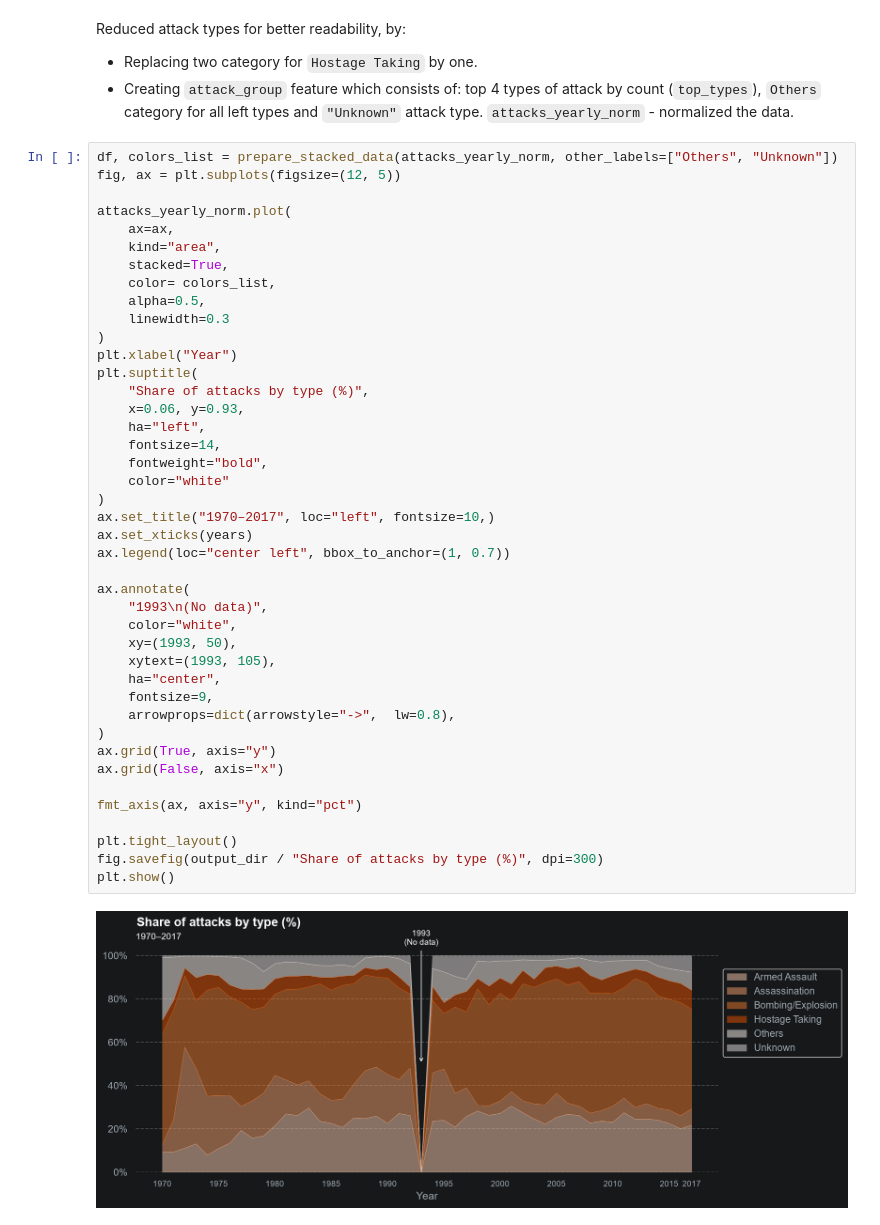
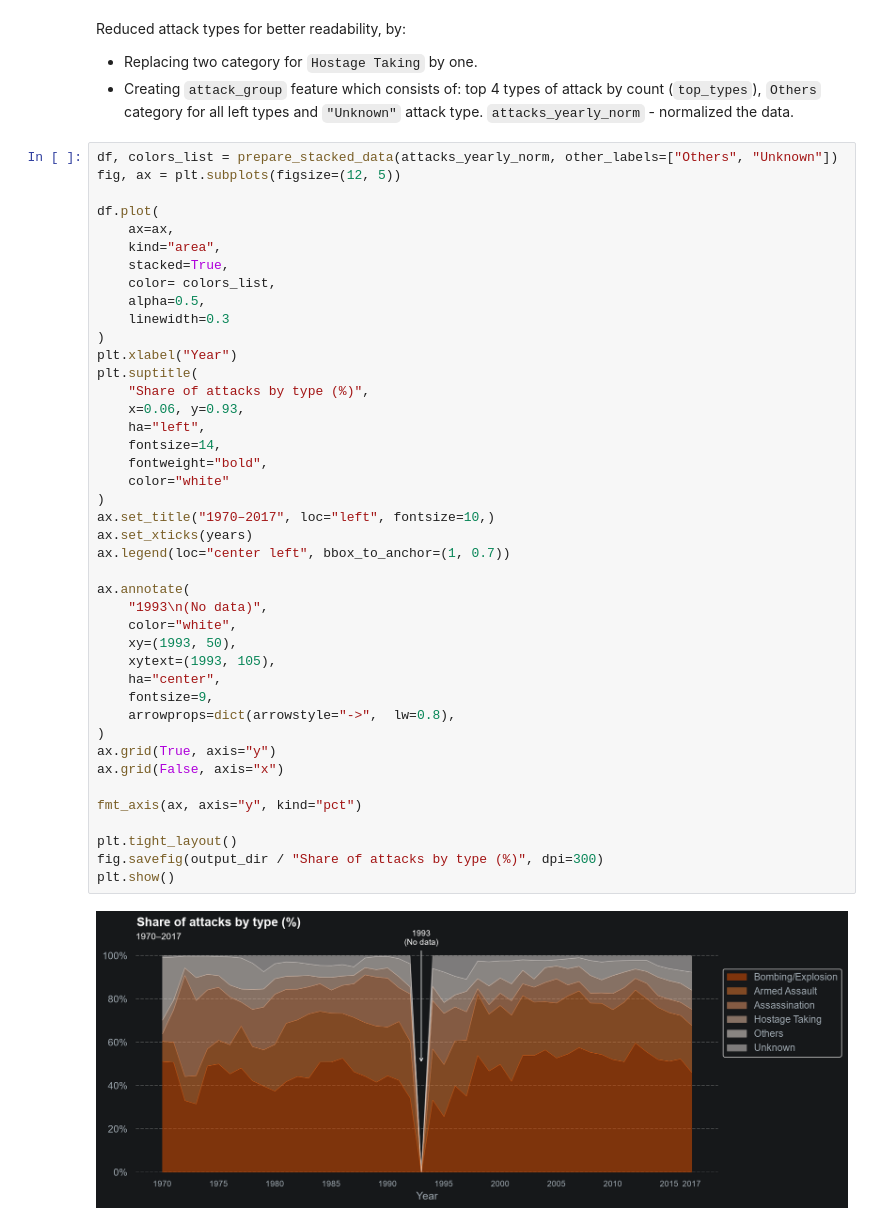
Before and after one commit to Olha-Kes/terrorism_hotspots, a Jupyter notebook: notebooks/eda_terrorism_hotspots.ipynb, the cells around one changed output. Drawn from its saved outputs; the diff is of its cells as text.

Commit message:
EDA — Attack methods finished.

```diff
--- a/notebooks/eda_terrorism_hotspots.ipynb
+++ b/notebooks/eda_terrorism_hotspots.ipynb
@@ -841,7 +844,7 @@ Reduced attack types for better readability, by:
 df, colors_list = prepare_stacked_data(attacks_yearly_norm, other_labels=["Others", "Unknown"])
 fig, ax = plt.subplots(figsize=(12, 5))
 
-attacks_yearly_norm.plot(
+df.plot(
     ax=ax,
     kind="area",
     stacked=True,
@@ -853,31 +856,31 @@ plt.xlabel("Year")
 plt.suptitle(
     "Share of attacks by type (%)",
     x=0.06, y=0.93,
     ha="left",
     fontsize=14,
     fontweight="bold",
     color="white"
 )
 ax.set_title("1970–2017", loc="left", fontsize=10,)
 ax.set_xticks(years)
 ax.legend(loc="center left", bbox_to_anchor=(1, 0.7))
 
 ax.annotate(
     "1993\n(No data)",
     color="white",
     xy=(1993, 50),
     xytext=(1993, 105),
     ha="center",
     fontsize=9,
     arrowprops=dict(arrowstyle="->",  lw=0.8),
 )
 ax.grid(True, axis="y")
 ax.grid(False, axis="x")
 
 fmt_axis(ax, axis="y", kind="pct")
 
 plt.tight_layout()
 fig.savefig(output_dir / "Share of attacks by type (%)", dpi=300)
 plt.show()
 # %% [output]
-[figure, old version]
+[figure, new version]
```
Also changed, not shown: parts of 15 cells of this notebook, 5 other files.
